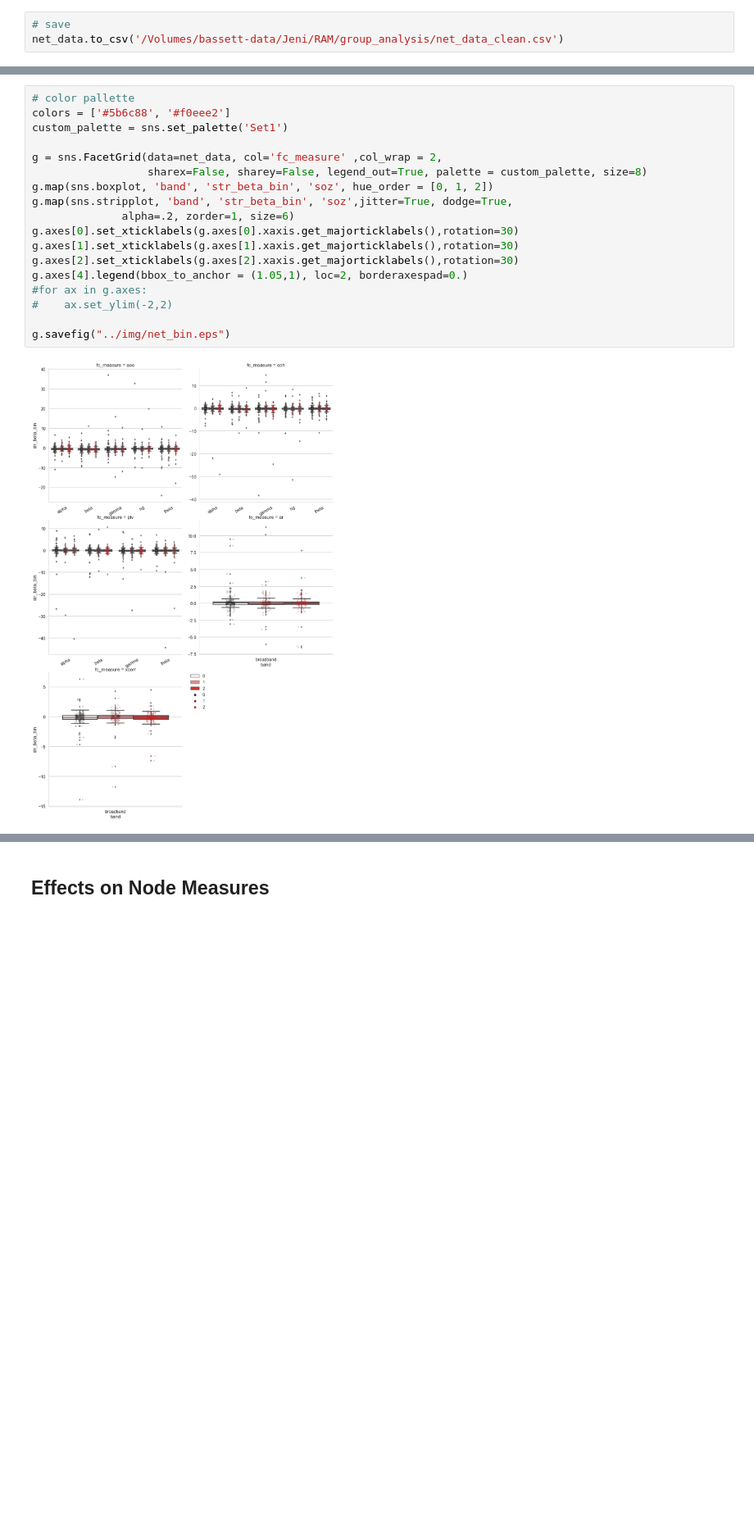
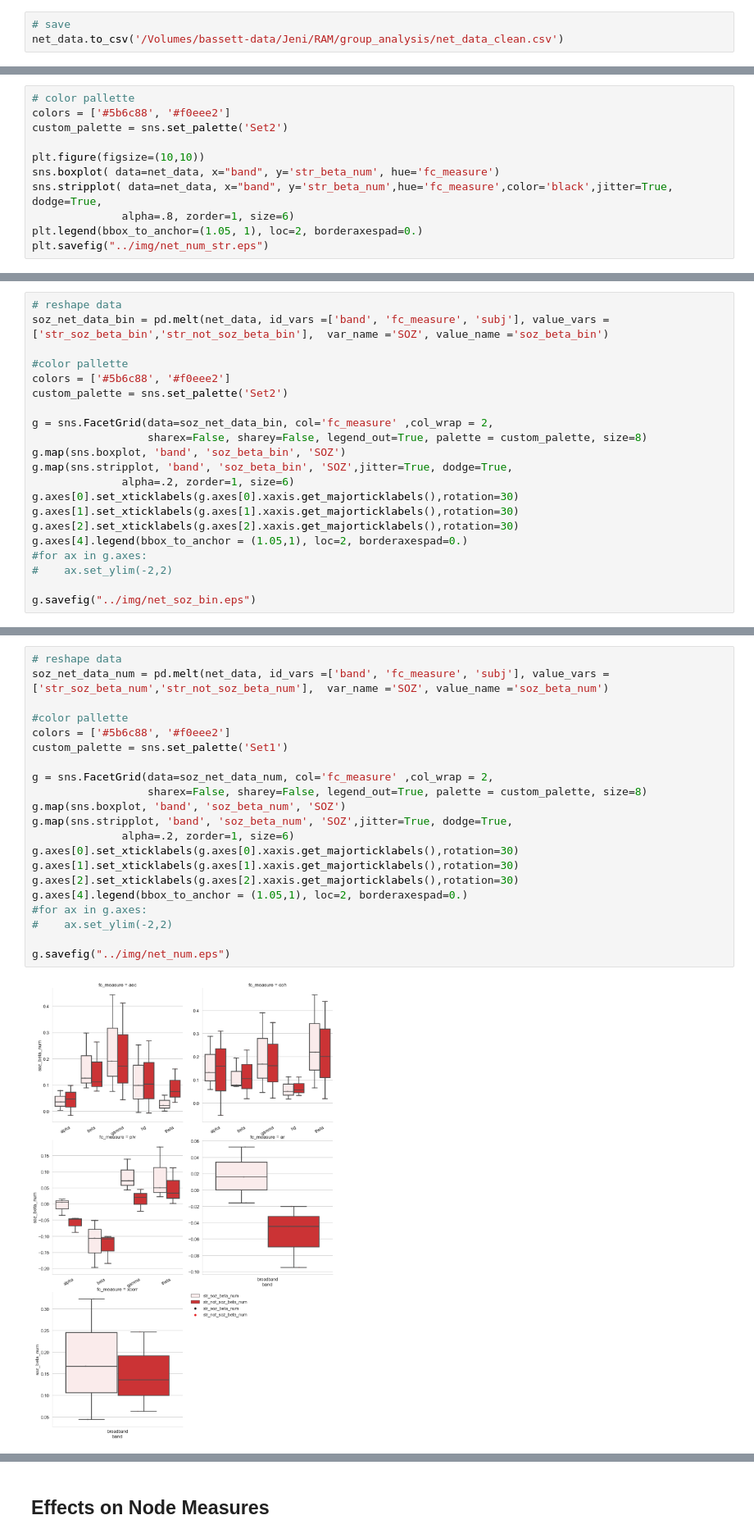
Before and after one commit to jastiso/interictal_spikes_fc, a Jupyter notebook: scripts/analysis_6.ipynb, the cells around one changed output, grey strips where cells are left out. Shown at 82% size. Saved outputs shown, nothing was run; the diff lists cells and outputs as text; blank space fills up the shorter version.

```diff
--- a/scripts/analysis_6.ipynb
+++ b/scripts/analysis_6.ipynb
@@ -234,0 +252,11 @@ test if intereictal spike regularly change network strength within, or outside o
+# %%
+# color pallette
+colors = ['#5b6c88', '#f0eee2']
+custom_palette = sns.set_palette('Set2')
+
+plt.figure(figsize=(10,10))
+sns.boxplot( data=net_data, x="band", y='str_beta_num', hue='fc_measure')
+sns.stripplot( data=net_data, x="band", y='str_beta_num',hue='fc_measure',color='black',jitter=True, dodge=True,
+              alpha=.8, zorder=1, size=6)
+plt.legend(bbox_to_anchor=(1.05, 1), loc=2, borderaxespad=0.)
+plt.savefig("../img/net_num_str.eps")
@@ -234,0 +267,21 @@ test if intereictal spike regularly change network strength within, or outside o
+# %%
+# reshape data
+soz_net_data_bin = pd.melt(net_data, id_vars =['band', 'fc_measure', 'subj'], value_vars =['str_soz_beta_bin','str_not_soz_beta_bin'],  var_name ='SOZ', value_name ='soz_beta_bin')
+
+#color pallette
+colors = ['#5b6c88', '#f0eee2']
+custom_palette = sns.set_palette('Set2')
+
+g = sns.FacetGrid(data=soz_net_data_bin, col='fc_measure' ,col_wrap = 2,
+                  sharex=False, sharey=False, legend_out=True, palette = custom_palette, size=8)
+g.map(sns.boxplot, 'band', 'soz_beta_bin', 'SOZ')
+g.map(sns.stripplot, 'band', 'soz_beta_bin', 'SOZ',jitter=True, dodge=True,
+              alpha=.2, zorder=1, size=6)
+g.axes[0].set_xticklabels(g.axes[0].xaxis.get_majorticklabels(),rotation=30)
+g.axes[1].set_xticklabels(g.axes[1].xaxis.get_majorticklabels(),rotation=30)
+g.axes[2].set_xticklabels(g.axes[2].xaxis.get_majorticklabels(),rotation=30)
+g.axes[4].legend(bbox_to_anchor = (1.05,1), loc=2, borderaxespad=0.)
+#for ax in g.axes:
+#    ax.set_ylim(-2,2)
+
+g.savefig("../img/net_soz_bin.eps")
@@ -235,20 +290,23 @@ test if intereictal spike regularly change network strength within, or outside o
 # %%
-# color pallette
+# reshape data
+soz_net_data_num = pd.melt(net_data, id_vars =['band', 'fc_measure', 'subj'], value_vars =['str_soz_beta_num','str_not_soz_beta_num'],  var_name ='SOZ', value_name ='soz_beta_num')
+
+#color pallette
 colors = ['#5b6c88', '#f0eee2']
 custom_palette = sns.set_palette('Set1')
 
-g = sns.FacetGrid(data=net_data, col='fc_measure' ,col_wrap = 2,
+g = sns.FacetGrid(data=soz_net_data_num, col='fc_measure' ,col_wrap = 2,
                   sharex=False, sharey=False, legend_out=True, palette = custom_palette, size=8)
-g.map(sns.boxplot, 'band', 'str_beta_bin', 'soz', hue_order = [0, 1, 2])
-g.map(sns.stripplot, 'band', 'str_beta_bin', 'soz',jitter=True, dodge=True,
+g.map(sns.boxplot, 'band', 'soz_beta_num', 'SOZ')
+g.map(sns.stripplot, 'band', 'soz_beta_num', 'SOZ',jitter=True, dodge=True,
               alpha=.2, zorder=1, size=6)
 g.axes[0].set_xticklabels(g.axes[0].xaxis.get_majorticklabels(),rotation=30)
 g.axes[1].set_xticklabels(g.axes[1].xaxis.get_majorticklabels(),rotation=30)
 g.axes[2].set_xticklabels(g.axes[2].xaxis.get_majorticklabels(),rotation=30)
 g.axes[4].legend(bbox_to_anchor = (1.05,1), loc=2, borderaxespad=0.)
 #for ax in g.axes:
 #    ax.set_ylim(-2,2)
 
-g.savefig("../img/net_bin.eps")
+g.savefig("../img/net_num.eps")
 # %% [output]
-[figure, old version]
+[figure, new version]
```
Also changed, not shown: parts of 21 cells of this notebook, 1 other file.
